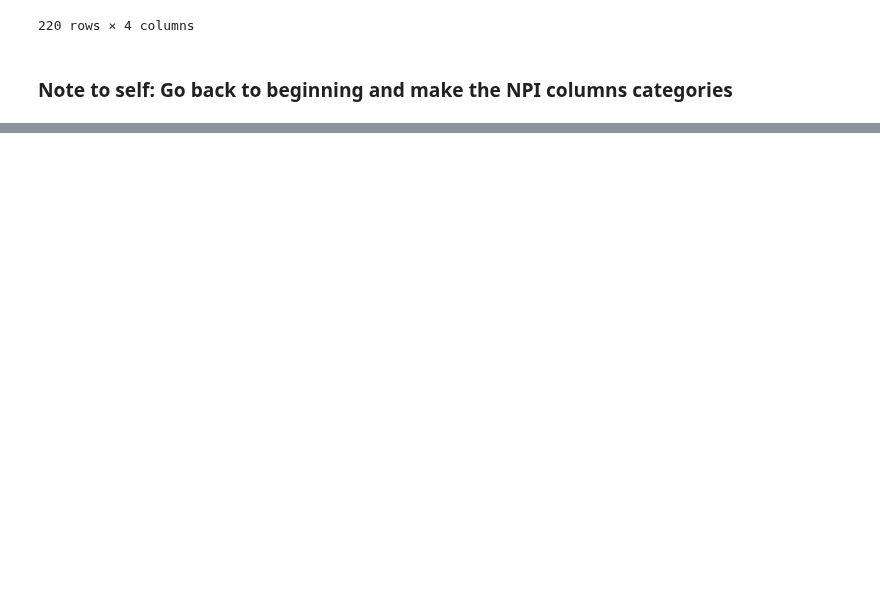
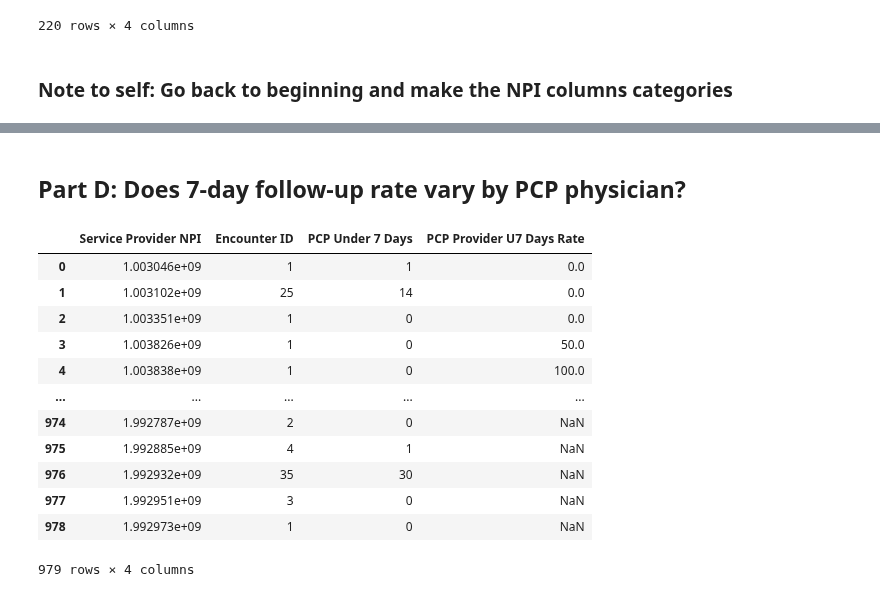
Before and after one commit to jrioross/ursa_health_hospital_readmissions, a Jupyter notebook: ursa_health_hospital_readmission.ipynb, the cells around one changed output, grey strips where cells are left out. Saved outputs shown, nothing was run; the diff lists cells and outputs as text; code cells hidden in the pictures; blank space fills up the shorter version.

```diff
--- a/ursa_health_hospital_readmission.ipynb
+++ b/ursa_health_hospital_readmission.ipynb
@@ -423,3 +452,27 @@ pcp_group_u7
 | 116 | 1.972597e+09 | 10 | 1 | 10.000000 |
 | 117 | 1.992931e+09 | 14 | 5 | 35.714286 |
 118 rows × 4 columns
+# %% [markdown]
+## Part D: Does 7-day follow-up rate vary by PCP physician?
+# %%
+pcp_u7_by_provider = readm_pcp_new.groupby('Service Provider NPI', as_index = False)['PCP Under 7 Days'].sum()
+encounters_by_pcp_provider = readm_pcp_new.groupby('Service Provider NPI', as_index = False)['Encounter ID'].count()
+
+pcp_provider_u7 = pd.merge(encounters_by_pcp_provider, pcp_u7_by_provider, how = 'left')
+
+pcp_provider_u7['PCP Provider U7 Days Rate'] = 100*pcp_group_u7['PCP Under 7 Days']/pcp_group_u7['Encounter ID']
+pcp_provider_u7
+# %% [output]
+|  | Service Provider NPI | Encounter ID | PCP Under 7 Days | PCP Provider U7 Days Rate |
+| 0 | 1.003046e+09 | 1 | 1 | 0.0 |
+| 1 | 1.003102e+09 | 25 | 14 | 0.0 |
+| 2 | 1.003351e+09 | 1 | 0 | 0.0 |
+| 3 | 1.003826e+09 | 1 | 0 | 50.0 |
+| 4 | 1.003838e+09 | 1 | 0 | 100.0 |
+| ... | ... | ... | ... | ... |
+| 974 | 1.992787e+09 | 2 | 0 | NaN |
+| 975 | 1.992885e+09 | 4 | 1 | NaN |
+| 976 | 1.992932e+09 | 35 | 30 | NaN |
+| 977 | 1.992951e+09 | 3 | 0 | NaN |
+| 978 | 1.992973e+09 | 1 | 0 | NaN |
+979 rows × 4 columns
```
Also changed, not shown: parts of 12 cells of this notebook.
